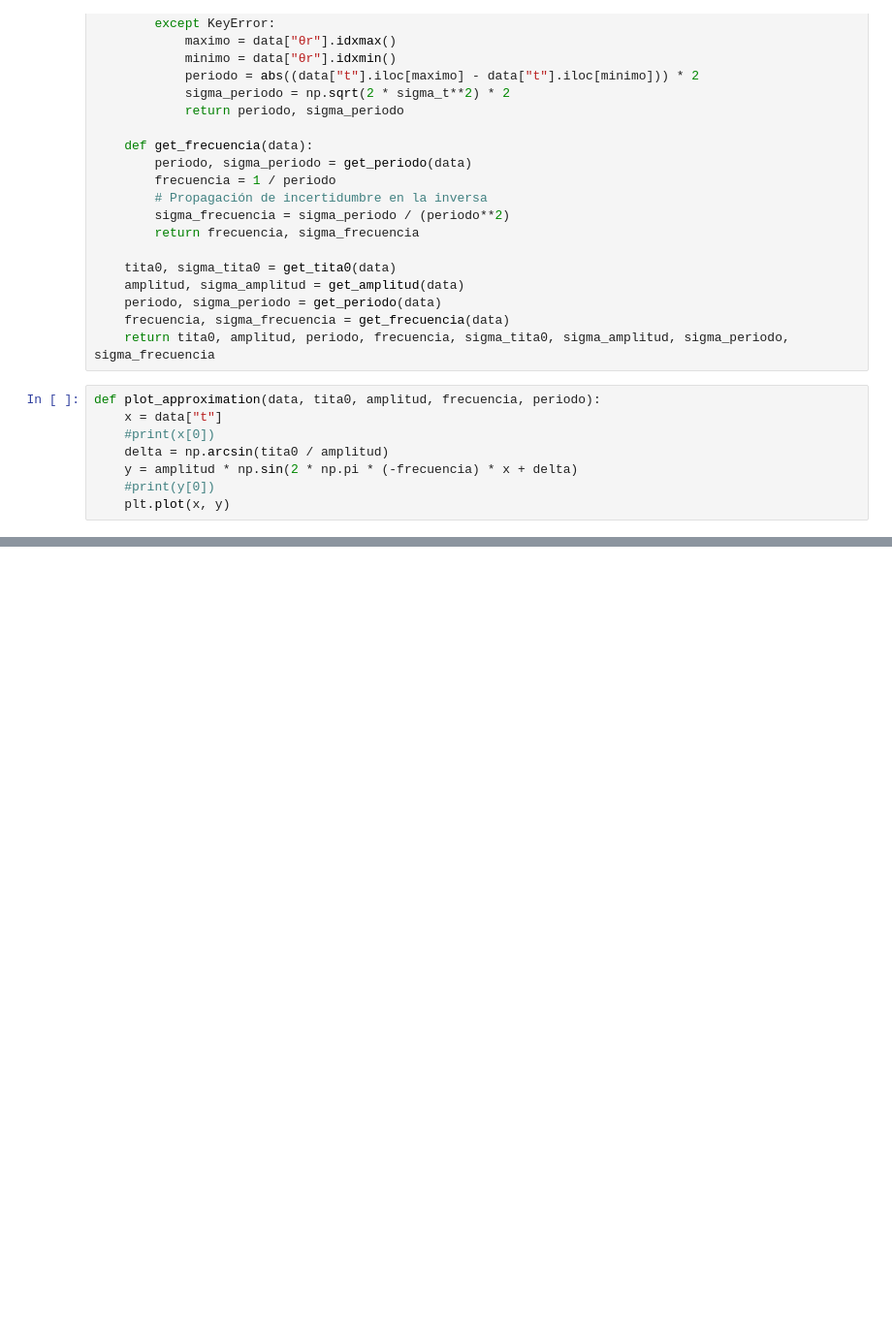
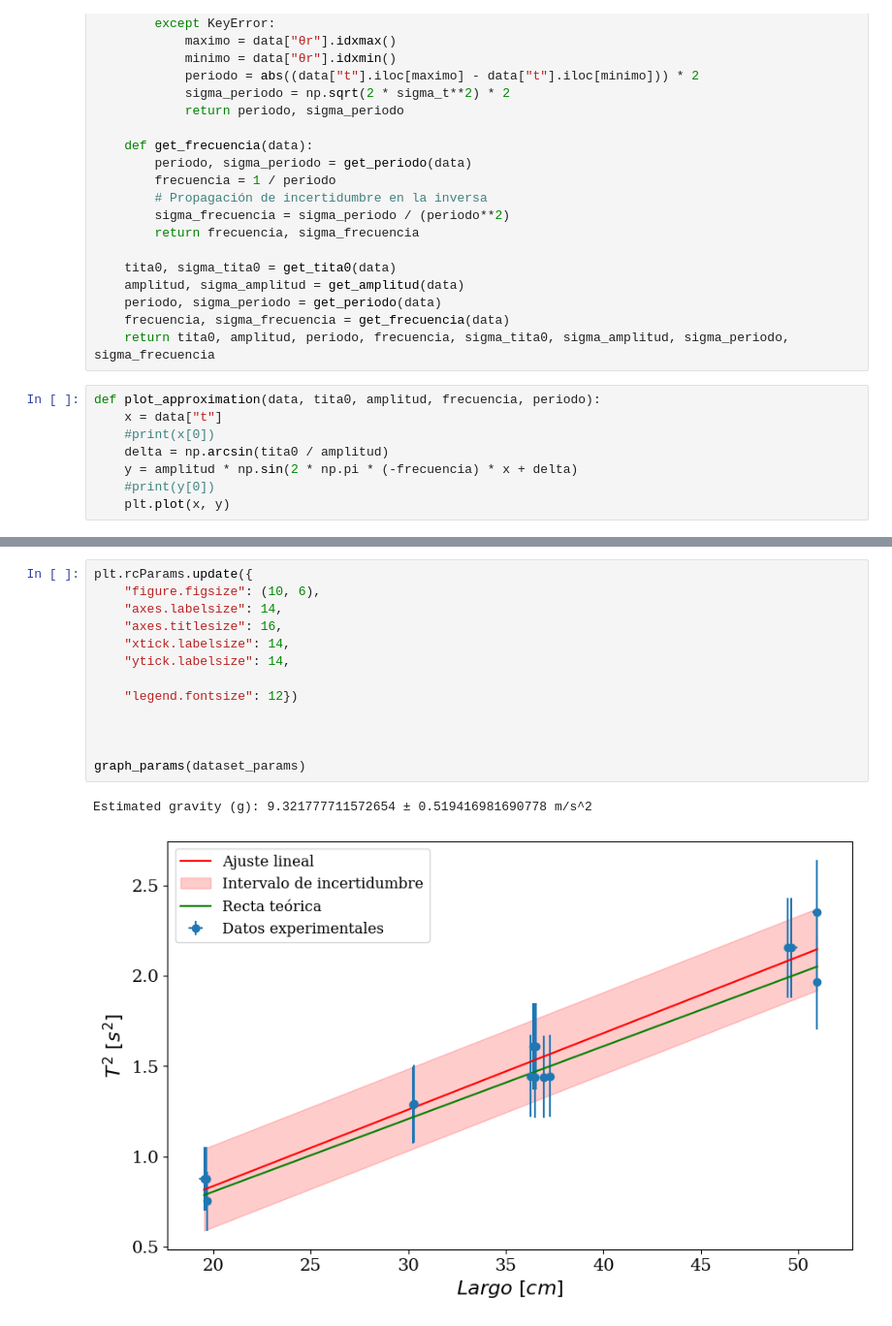
Before and after one commit to FacuVCanale/TP1-FISICA, a Jupyter notebook: code/graficos.ipynb, the cells around one changed output, grey strips where cells are left out. Shown at 97% size. Saved outputs shown, nothing was run; the diff lists cells and outputs as text; blank space fills up the shorter version.

```diff
--- a/code/graficos.ipynb
+++ b/code/graficos.ipynb
@@ -267,0 +259,16 @@ No artists with labels found to put in legend.  Note that artists whose label st
+# %%
+plt.rcParams.update({
+    "figure.figsize": (10, 6),
+    "axes.labelsize": 14,
+    "axes.titlesize": 16,
+    "xtick.labelsize": 14,
+    "ytick.labelsize": 14,
+
+    "legend.fontsize": 12})
+
+
+
+graph_params(dataset_params)
+# %% [output]
+Estimated gravity (g): 9.321777711572654 ± 0.519416981690778 m/s^2
+[figure, added]
```
Also changed, not shown: parts of 4 cells of this notebook, 4 other files.
